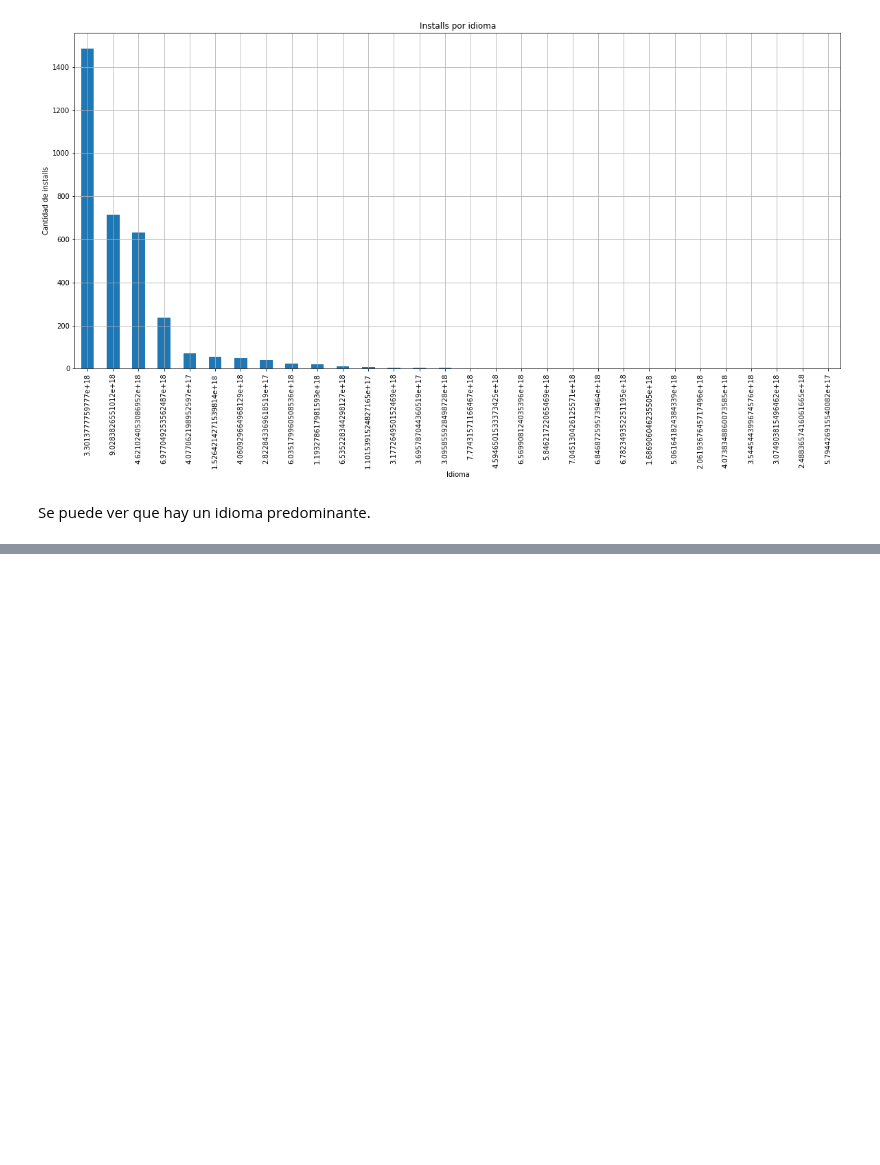
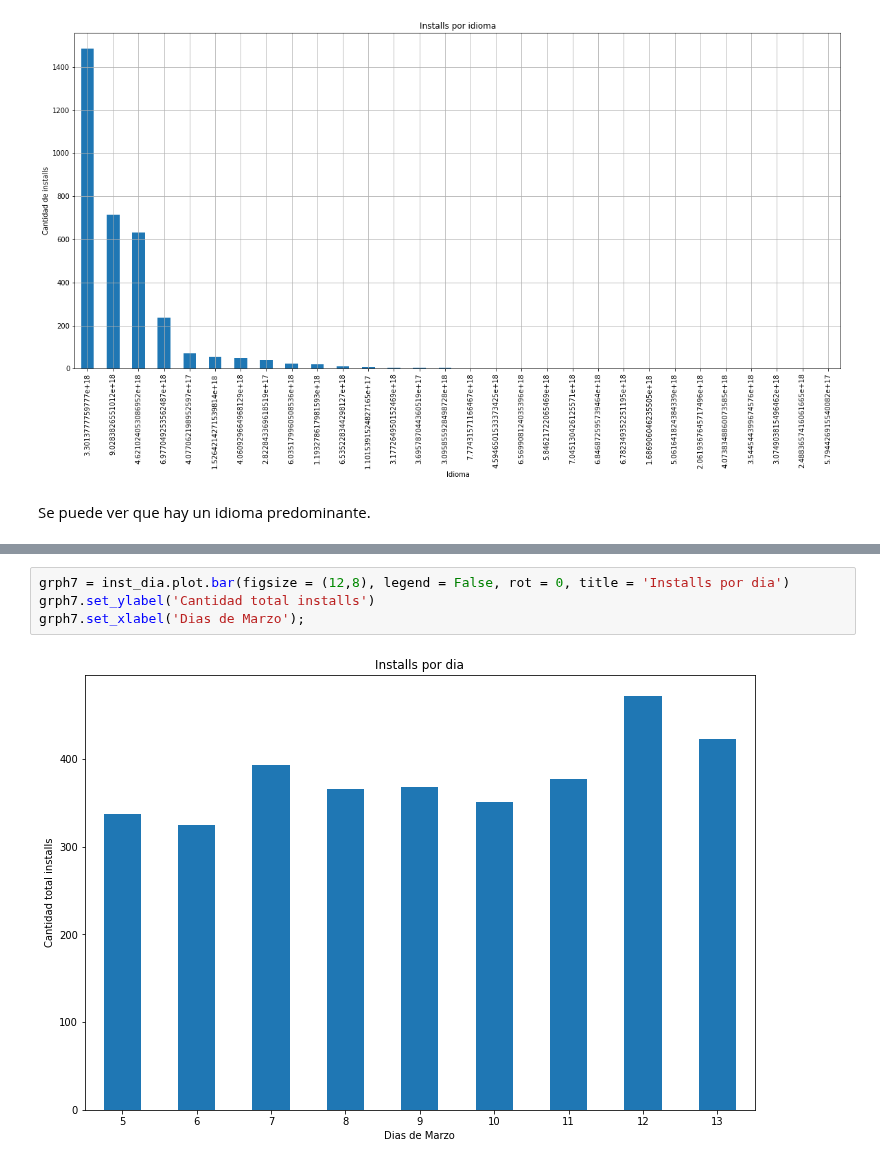
Before and after one commit to sberoch/Datos, a Jupyter notebook: installs.ipynb, the cells around one changed output, grey strips where cells are left out. Drawn from its saved outputs; the diff is of its cells as text; blank space fills up the shorter version.

```diff
--- a/installs.ipynb
+++ b/installs.ipynb
@@ -170,0 +195,6 @@ Se puede ver que hay un idioma predominante.
+# %%
+grph7 = inst_dia.plot.bar(figsize = (12,8), legend = False, rot = 0, title = 'Installs por dia')
+grph7.set_ylabel('Cantidad total installs')
+grph7.set_xlabel('Dias de Marzo');
+# %% [output]
+[figure, added]
```
Also changed, not shown: parts of 14 cells of this notebook.
